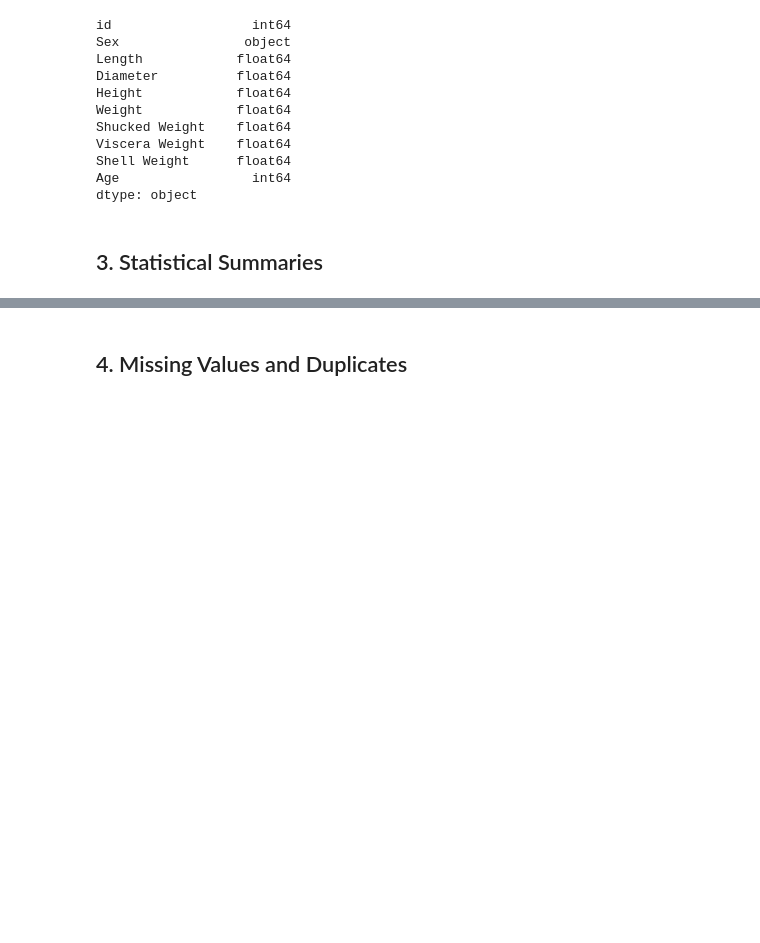
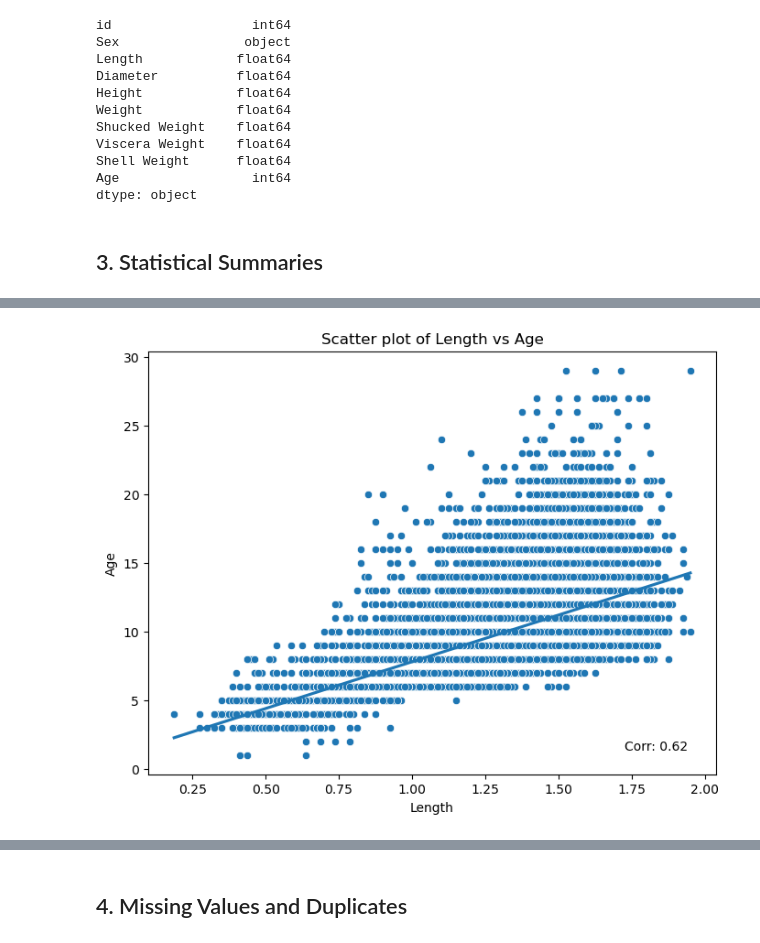
Before and after one commit to aliduabubakari/Diversiboard-Topcrowd-data-science-challenge, a Jupyter notebook: Notebook/Diversiboard Topcrowd Submission-updated.ipynb, the cells around one changed output, grey strips where cells are left out. Drawn from its saved outputs; the diff is of its cells as text; code cells hidden in the pictures; blank space fills up the shorter version.

```diff
--- a/Notebook/Diversiboard Topcrowd Submission-updated.ipynb
+++ b/Notebook/Diversiboard Topcrowd Submission-updated.ipynb
@@ -71,0 +152,25 @@ train.describe().T
+# %%
+import numpy as np
+
+# Create the scatter plot
+plt.figure(figsize=(8, 6))
+sns.scatterplot(x='Length', y='Age', data=train)
+
+# Add the line of best fit
+sns.regplot(x='Length', y='Age', data=train, scatter=False)
+
+# Calculate the correlation coefficient
+length = train['Length']
+age = train['Age']
+corr_coef = np.corrcoef(length, age)[0, 1]
+
+# Add the correlation coefficient as a text annotation
+plt.text(0.95, 0.05, f'Corr: {corr_coef:.2f}', ha='right', va='bottom', transform=plt.gca().transAxes)
+
+plt.xlabel('Length')
+plt.ylabel('Age')
+plt.title('Scatter plot of Length vs Age')
+
+plt.show()
+# %% [output]
+[figure, added]
```
Also changed, not shown: parts of 46 cells of this notebook, 5 other files.
